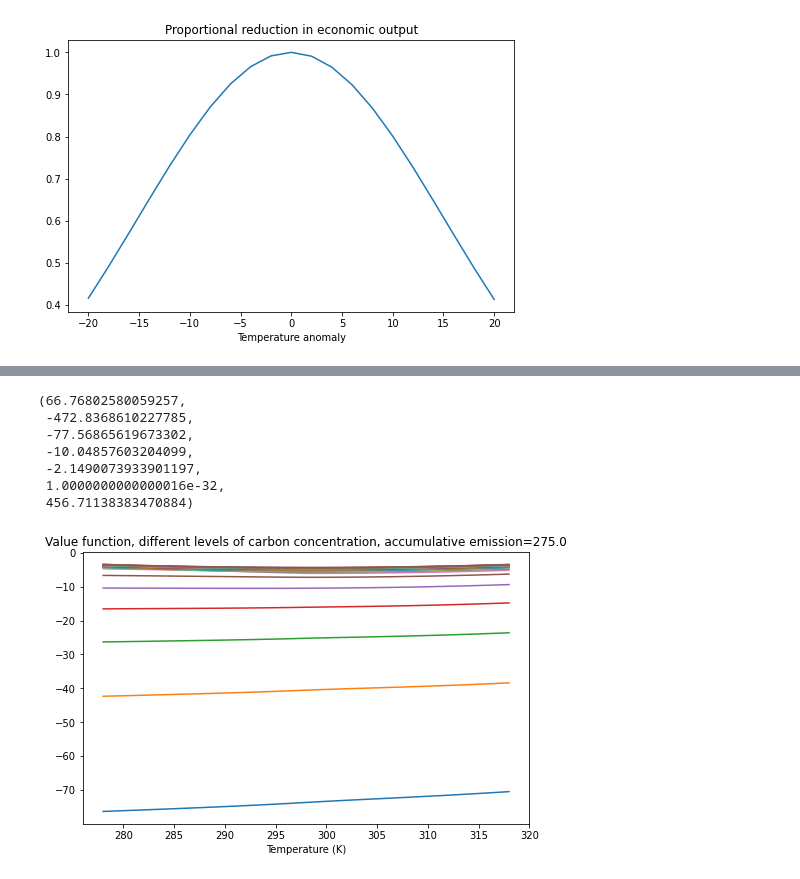
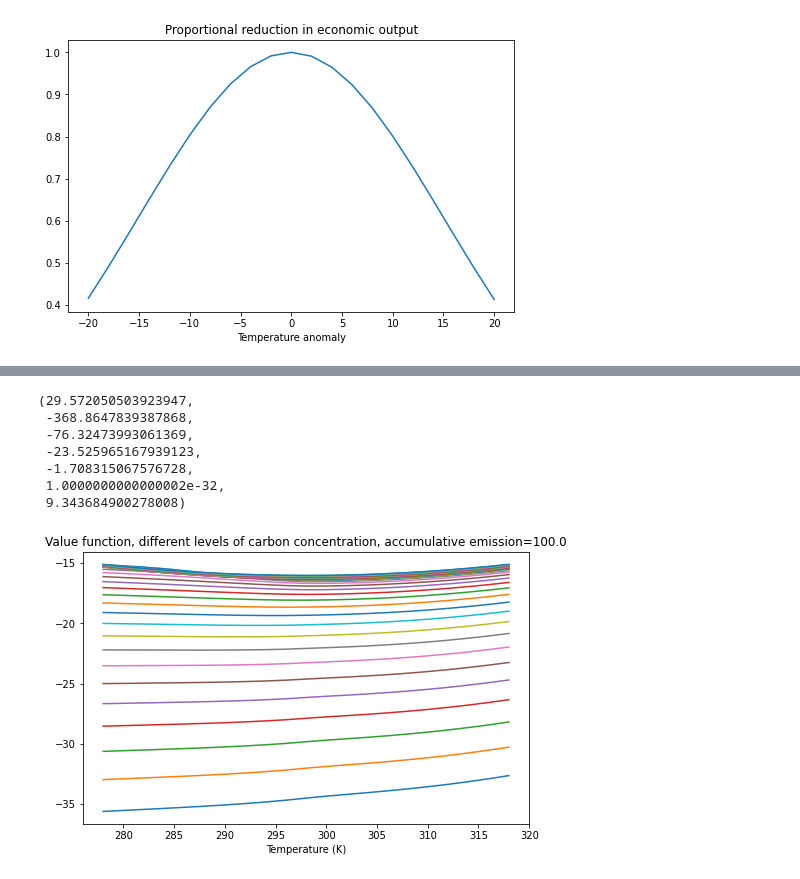
Before and after one commit to binchengecon/TwoCapital, a Jupyter notebook: nonlinearCarbon/HJB_3D.ipynb, the cells around one changed output, grey strips where cells are left out. Cells and saved outputs as stored; diff of their text form; code cells hidden in the pictures.

Commit message:
update parameter values

```diff
--- a/nonlinearCarbon/HJB_3D.ipynb
+++ b/nonlinearCarbon/HJB_3D.ipynb
@@ -258,15 +217,15 @@ hT = 2.
 T_grid = np.arange(T_min, T_max + hT, hT)
 
 # atmospheric carbon concentration
-C_min = 10.
-C_max = 1000.
-hC = 40.
+C_min = C0 - 200.
+C_max = C0 + 200.
+hC = 10
 C_grid = np.arange(C_min, C_max + hC, hC)
 
 # F, Sa in the notes, accumulative anthropogenic carbon
 F_min = 0.
-F_max = 800.
-hF = 25.
+F_max = 200.
+hF = 10.
 F_grid = np.arange(F_min, F_max + hF, hF)
 
 # meshgrid
@@ -301,5 +260,5 @@ plt.show()
 # %%
-v0 =  - delta *  F_mat - delta * np.log( C_mat)
+v0 =  - delta *  F_mat**2
 
 dG  = gamma_1 + gamma_2 * T_mat
 
@@ -307,7 +266,7 @@ epsilon  = 0.05
 count    = 0
 error    = 1.
 tol      = 1e-8
-max_iter = 1000
+max_iter = 2000
 fraction = 0.1
 
 
@@ -355,7 +314,7 @@ while error > tol and count < max_iter:
     Ca_star = Ca
     count += 1
 
-#     print("Iteration %s: False Transient Error: %s; PDE Error %s" % (count, lhs_error, rhs_error))
+    print("Iteration %s: False Transient Error: %s; PDE Error %s" % (count, lhs_error, rhs_error))
 
 print("Total iteration %s: LHS Error: %s; RHS Error %s" % (count, lhs_error, rhs_error))
 # %% [output]
@@ -363,18 +338,18 @@ Total iteration 1000: LHS Error: 0.3540421772851232; RHS Error 17.31392218907398
 # %%
 B1.max(), B1.min(), v0.min(), v0.mean(), v0.max(), Ca.min(), Ca.max()
 # %% [output]
-(66.76802580059257,
- -472.8368610227785,
- -77.56865619673302,
- -10.04857603204099,
- -2.1490073933901197,
- 1.0000000000000016e-32,
- 456.71138383470884)
+(29.572050503923947,
+ -368.8647839387868,
+ -76.32473993061369,
+ -23.525965167939123,
+ -1.708315067576728,
+ 1.0000000000000002e-32,
+ 9.343684900278008)
 # %%
 plt.plot(T_grid + T0, v0[:, :,10])
 plt.xlabel("Temperature (K)")
-plt.title("Value function, different levels of carbon concentration, accumulative emission={}".format(F_grid[11]))
+plt.title("Value function, different levels of carbon concentration, accumulative emission={}".format(F_grid[10]))
 plt.show()
 # %% [output]
-[figure, old version]
+[figure, new version]
 # %%
```
Also changed, not shown: parts of 6 cells of this notebook.
